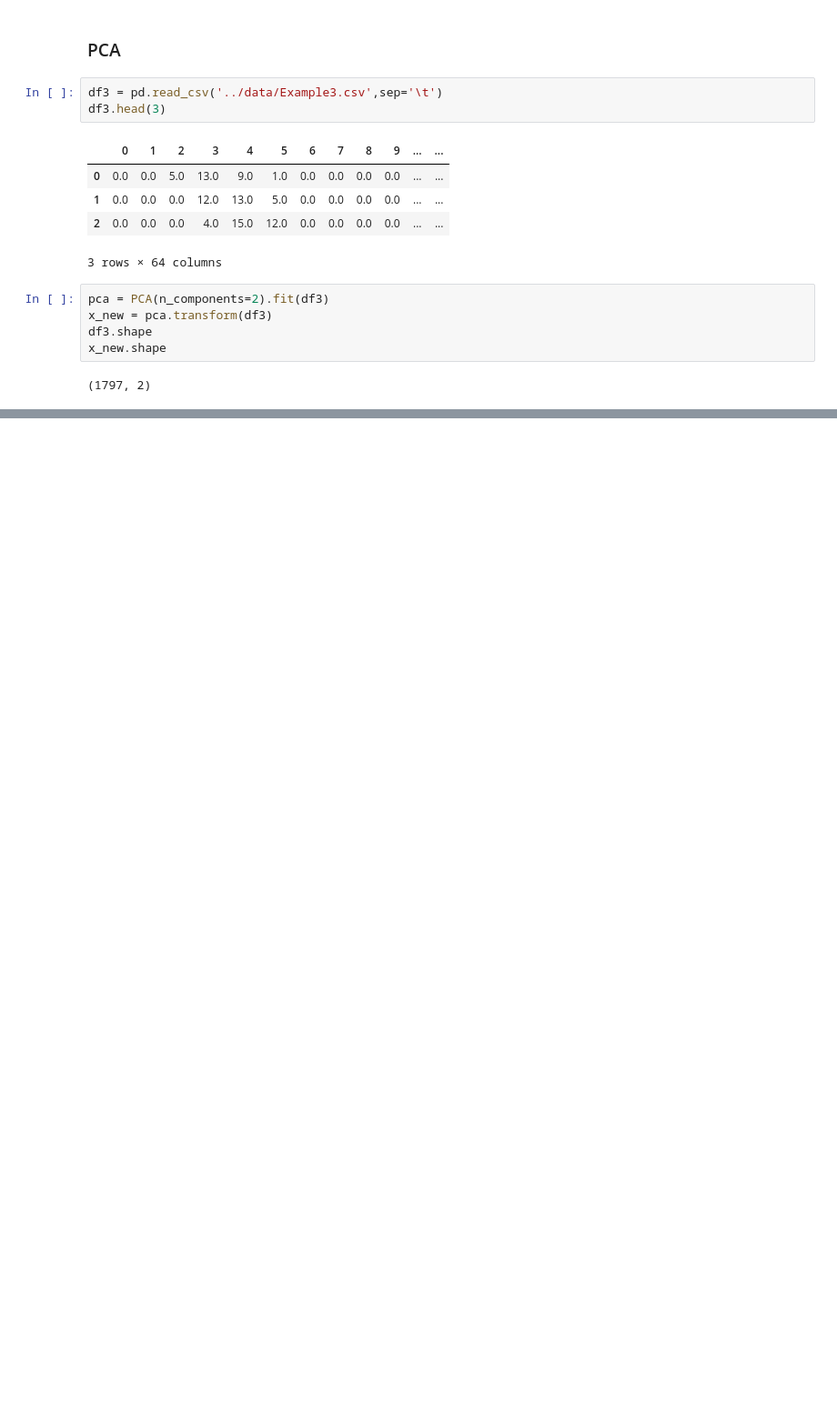
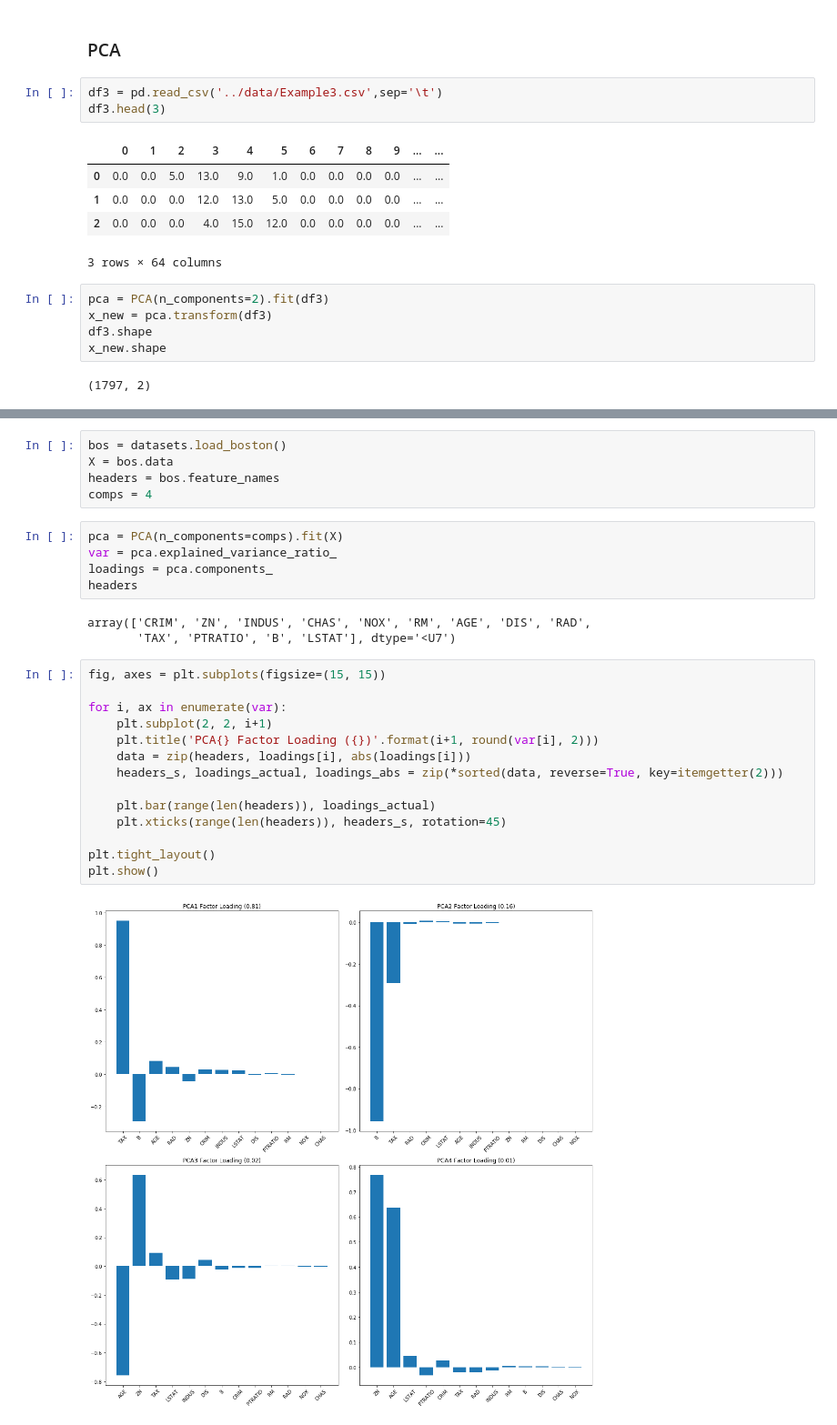
Before and after one commit to ninnzz/cs297_1, a Jupyter notebook: notebooks/Lecture1.ipynb, the cells around one changed output, grey strips where cells are left out. Shown: that part at 91% size. Cells and saved outputs as stored; diff of their text form; blank space fills up the shorter version.

```diff
--- a/notebooks/Lecture1.ipynb
+++ b/notebooks/Lecture1.ipynb
@@ -148,0 +220,29 @@ x_new.shape
+# %%
+bos = datasets.load_boston()
+X = bos.data
+headers = bos.feature_names
+comps = 4
+# %%
+pca = PCA(n_components=comps).fit(X)
+var = pca.explained_variance_ratio_
+loadings = pca.components_
+headers
+# %% [output]
+array(['CRIM', 'ZN', 'INDUS', 'CHAS', 'NOX', 'RM', 'AGE', 'DIS', 'RAD',
+       'TAX', 'PTRATIO', 'B', 'LSTAT'], dtype='<U7')
+# %%
+fig, axes = plt.subplots(figsize=(15, 15))
+
+for i, ax in enumerate(var):
+    plt.subplot(2, 2, i+1)
+    plt.title('PCA{} Factor Loading ({})'.format(i+1, round(var[i], 2)))
+    data = zip(headers, loadings[i], abs(loadings[i]))
+    headers_s, loadings_actual, loadings_abs = zip(*sorted(data, reverse=True, key=itemgetter(2)))
+
+    plt.bar(range(len(headers)), loadings_actual)
+    plt.xticks(range(len(headers)), headers_s, rotation=45)
+
+plt.tight_layout()
+plt.show()
+# %% [output]
+[figure, added]
```
Also changed, not shown: parts of 7 cells of this notebook.
